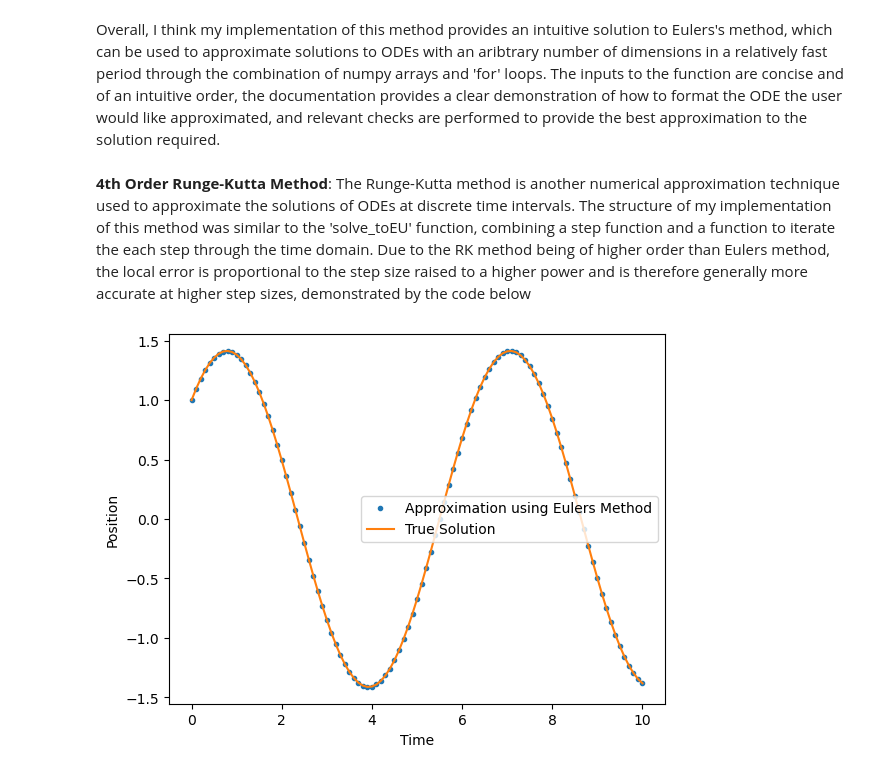
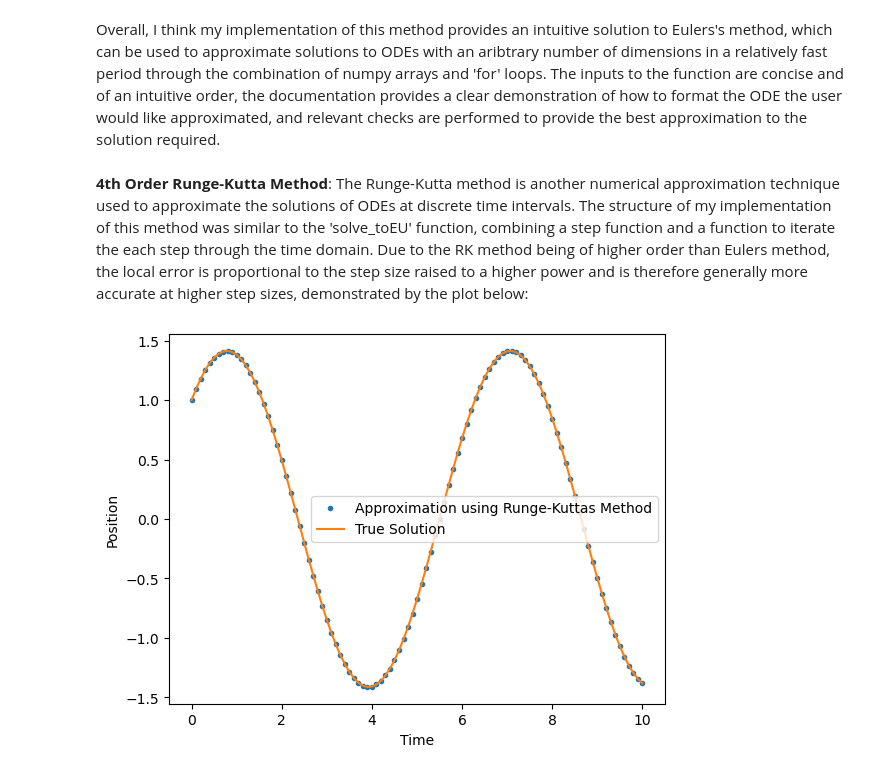
Before and after one commit to HenryHutch2001/EMAT30008, a Jupyter notebook: Report.ipynb, the cells around one changed output. Saved outputs shown, nothing was run; the diff lists cells and outputs as text; code cells hidden in the pictures.

```diff
--- a/Report.ipynb
+++ b/Report.ipynb
@@ -39,19 +41,19 @@ ValueError: Time must be a positive integer
 # %% [markdown]
 Overall, I think my implementation of this method provides an intuitive solution to Eulers's method, which can be used to approximate solutions to ODEs with an aribtrary number of dimensions in a relatively fast period through the combination of numpy arrays and 'for' loops. The inputs to the function are concise and of an intuitive order, the documentation provides a clear demonstration of how to format the ODE the user would like approximated, and relevant checks are performed to provide the best approximation to the solution required.
 # %% [markdown]
-**4th Order Runge-Kutta Method**: The Runge-Kutta method is another numerical approximation technique used to approximate the solutions of ODEs at discrete time intervals. The structure of my implementation of this method was similar to the 'solve_toEU' function, combining a step function and a function to iterate the each step through the time domain. Due to the RK method being of higher order than Eulers method, the local error is proportional to the step size raised to a higher power and is therefore generally more accurate at higher step sizes, demonstrated by the code below
+**4th Order Runge-Kutta Method**: The Runge-Kutta method is another numerical approximation technique used to approximate the solutions of ODEs at discrete time intervals. The structure of my implementation of this method was similar to the 'solve_toEU' function, combining a step function and a function to iterate the each step through the time domain. Due to the RK method being of higher order than Eulers method, the local error is proportional to the step size raised to a higher power and is therefore generally more accurate at higher step sizes, demonstrated by the plot below:
 # %%
-#
+# Numerical approximation
 x0 = [1,1]
 t,x = solve_toRK(ode,x0,0,10,0.1)
-plt.plot(t,x[:,0],'.', label ='Approximation using Eulers Method')
+plt.plot(t,x[:,0],'.', label ='Approximation using Runge-Kuttas Method')
 
 # True solution
 true_solution = x0[0]*np.cos(t) + x0[1]*np.sin(t)
 plt.plot(t,true_solution, label ='True Solution')
 plt.legend()
 plt.xlabel('Time')
 plt.ylabel('Position')
 plt.show()
 # %% [output]
-[figure, old version]
+[figure, new version]
```
Also changed, not shown: parts of 21 cells of this notebook, 3 other files.
